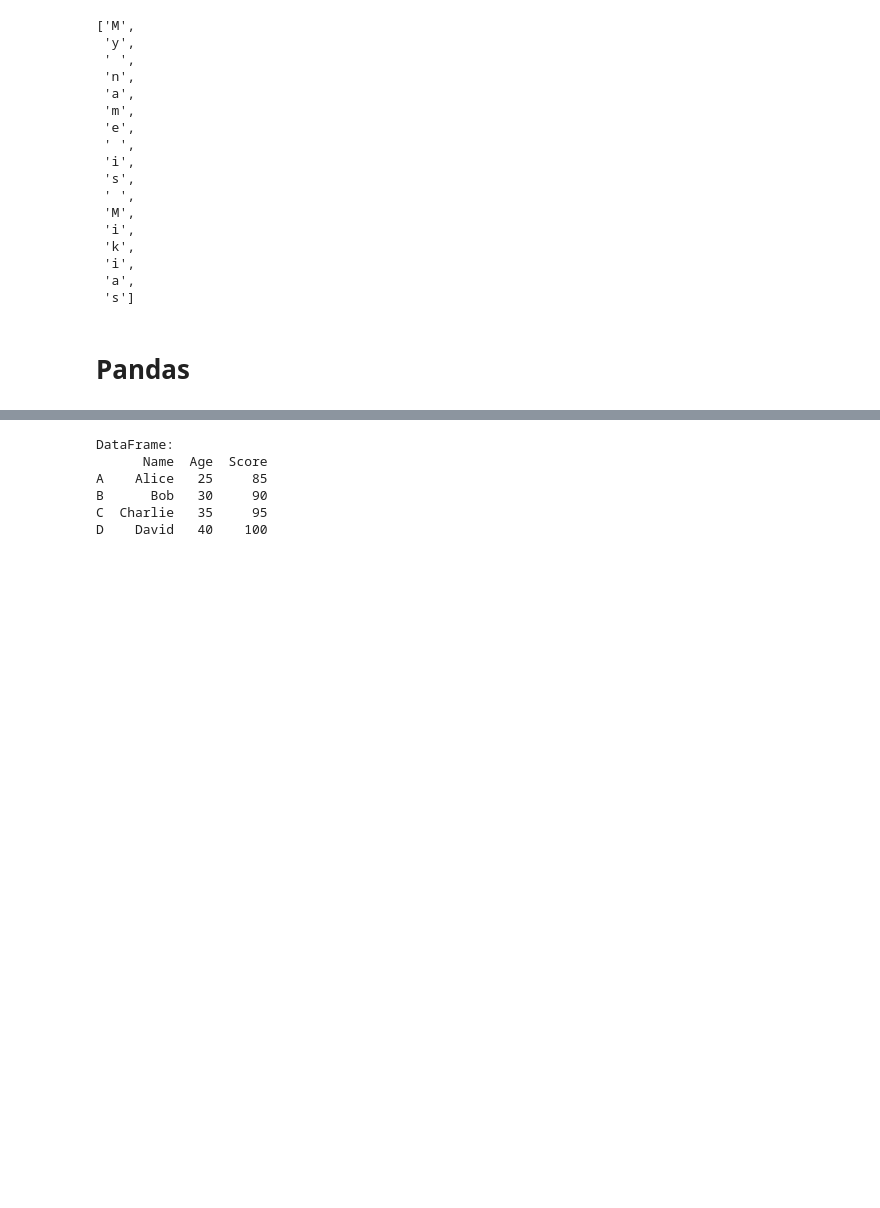
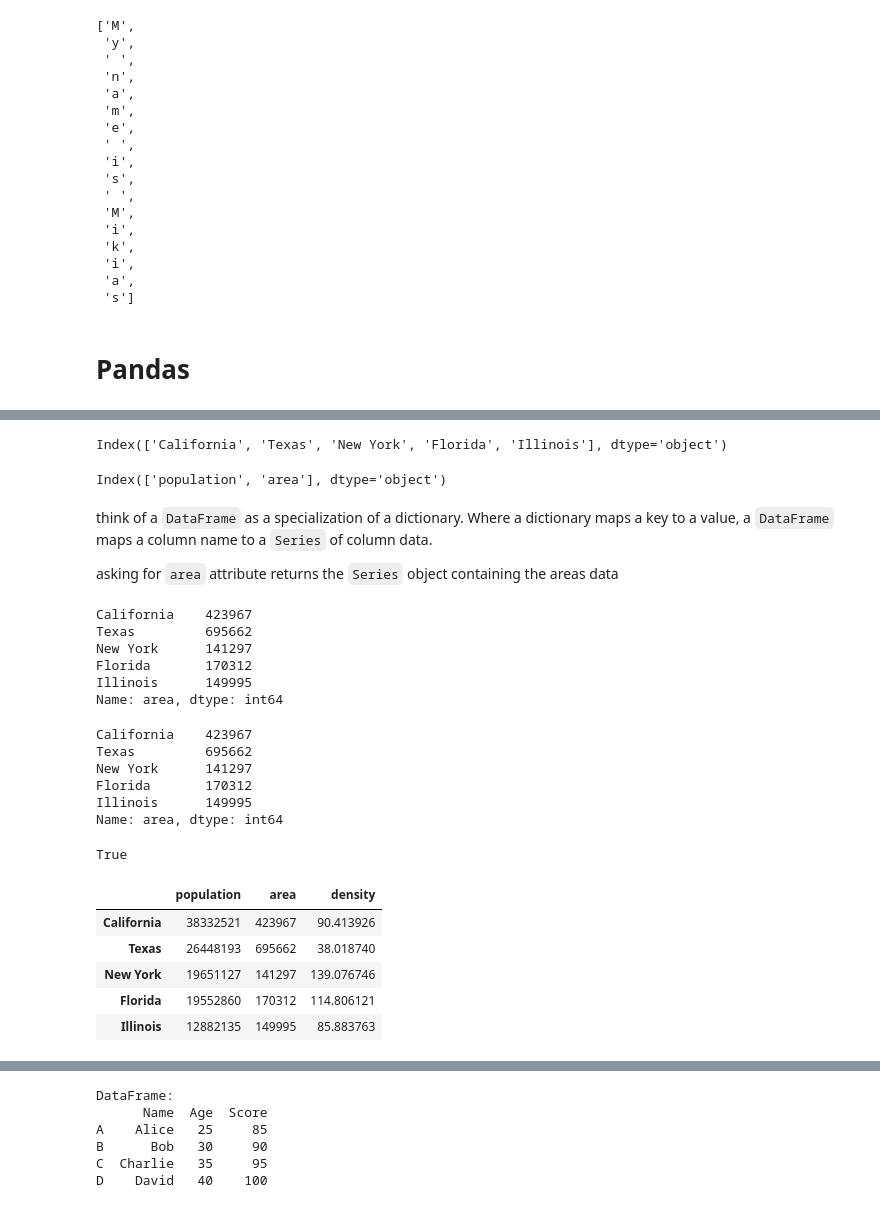
Before and after one commit to MikiasHWT/Python, a Jupyter notebook: Back_to_Basics.ipynb, the cells around one changed output, grey strips where cells are left out. Saved outputs shown, nothing was run; the diff lists cells and outputs as text; code cells hidden in the pictures; blank space fills up the shorter version.

```diff
--- a/Back_to_Basics.ipynb
+++ b/Back_to_Basics.ipynb
@@ -1300,0 +1957,8 @@ list
+# %%
+# Construct a Series
+area_dict = {'California':423967, 'Texas': 695662, 'New York': 141297,
+             'Florida': 170312, 'Illinois': 149995}
+
+area = pd.Series(area_dict)
+
+area
@@ -1300,0 +1972,10 @@ list
+# %%
+population_dict = {'California': 38332521,
+                   'Texas': 26448193,
+                   'New York': 19651127,
+                   'Florida': 19552860,
+                   'Illinois': 12882135}
+
+population = pd.Series(population_dict)
+
+population
@@ -1300,0 +1989,6 @@ list
+# %%
+# Combine both Series with a dictionairy
+states = pd.DataFrame({'population': population,
+                      'area': area})
+
+states
@@ -1300,0 +2002,51 @@ list
+# %%
+# index labels
+states.index
+# %% [output]
+Index(['California', 'Texas', 'New York', 'Florida', 'Illinois'], dtype='object')
+# %%
+# column attribute is an index of column labels
+states.columns
+# %% [output]
+Index(['population', 'area'], dtype='object')
+# %% [markdown]
+think of a ``DataFrame`` as a specialization of a dictionary.
+Where a dictionary maps a key to a value, a ``DataFrame`` maps a column name to a ``Series`` of column data.
+
+asking for ``area`` attribute returns the ``Series`` object containing the areas data
+# %%
+# indexing
+states['area']
+# %% [output]
+California    423967
+Texas         695662
+New York      141297
+Florida       170312
+Illinois      149995
+Name: area, dtype: int64
+# %%
+# dot notation
+states.area
+# %% [output]
+California    423967
+Texas         695662
+New York      141297
+Florida       170312
+Illinois      149995
+Name: area, dtype: int64
+# %%
+states.area is states['area']
+# %% [output]
+True
+# %%
+# appending with new column
+states['density'] = states['population'] / states['area']
+
+states
+# %% [output]
+|  | population | area | density |
+| California | 38332521 | 423967 | 90.413926 |
+| Texas | 26448193 | 695662 | 38.018740 |
+| New York | 19651127 | 141297 | 139.076746 |
+| Florida | 19552860 | 170312 | 114.806121 |
+| Illinois | 12882135 | 149995 | 85.883763 |
```
Also changed, not shown: parts of 136 cells of this notebook, 1 other file.
